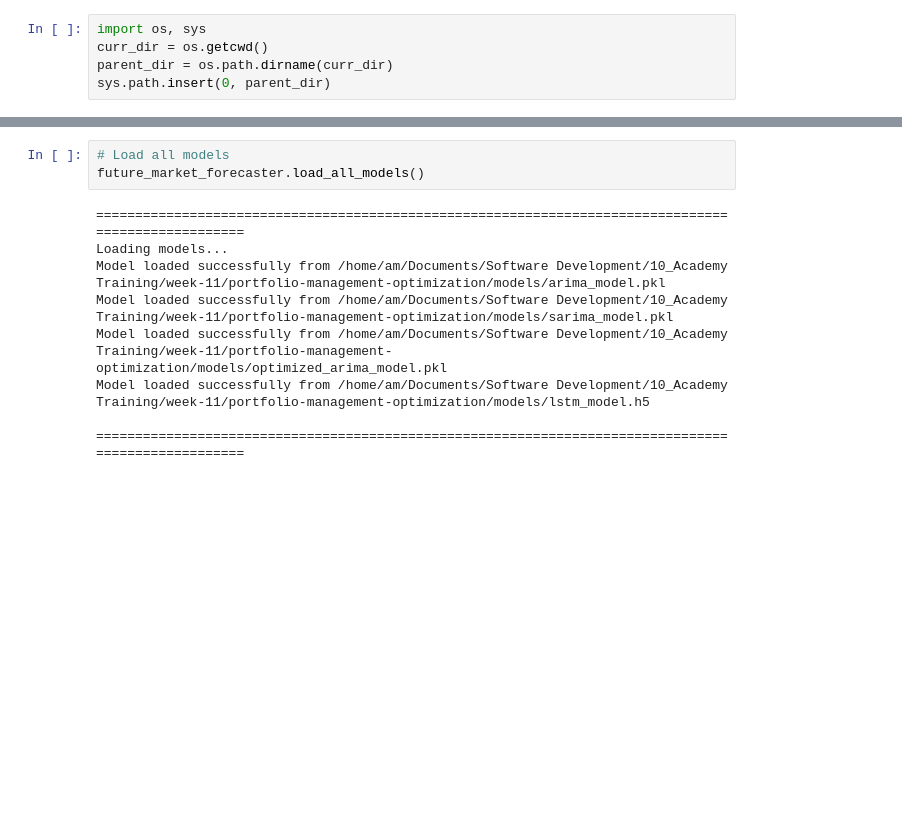
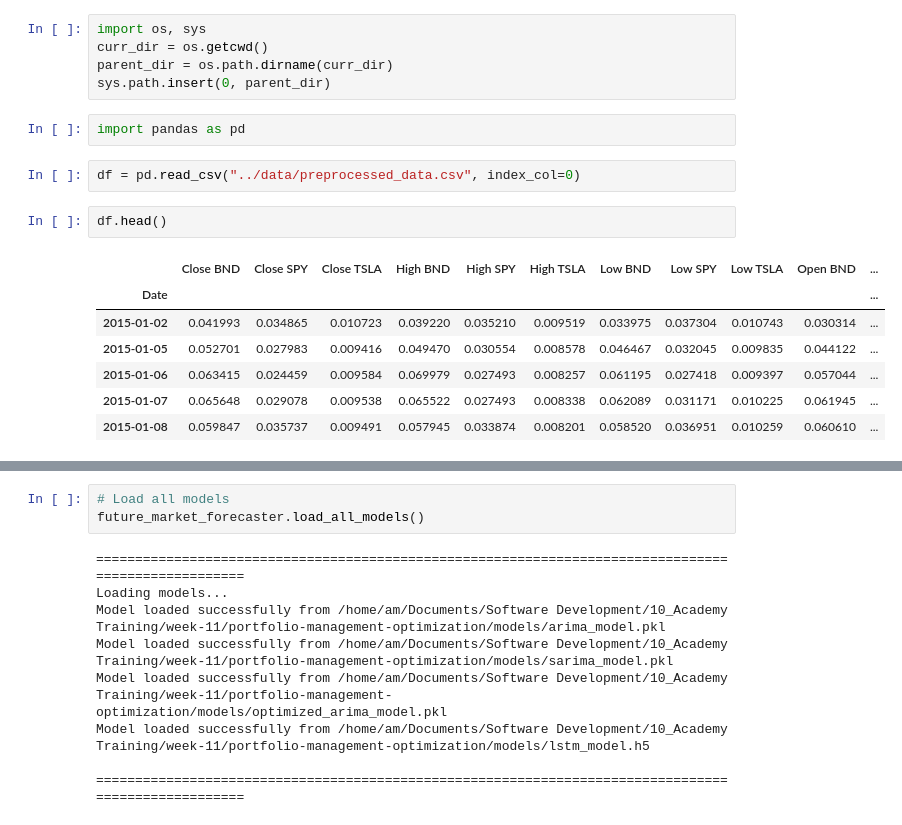
Before and after one commit to amare1990/portfolio-management-optimization, a Jupyter notebook: notebooks/market_trends_forecaster.ipynb, the cells around one changed output, grey strips where cells are left out. Saved outputs shown, nothing was run; the diff lists cells and outputs as text; blank space fills up the shorter version.

```diff
--- a/notebooks/market_trends_forecaster.ipynb
+++ b/notebooks/market_trends_forecaster.ipynb
@@ -3,6 +3,20 @@ import os, sys
 curr_dir = os.getcwd()
 parent_dir = os.path.dirname(curr_dir)
 sys.path.insert(0, parent_dir)
+# %%
+import pandas as pd
+# %%
+df = pd.read_csv("../data/preprocessed_data.csv", index_col=0)
+# %%
+df.head()
+# %% [output]
+|  | Close BND | Close SPY | Close TSLA | High BND | High SPY | High TSLA | Low BND | Low SPY | Low TSLA | Open BND | ... |
+| Date |  |  |  |  |  |  |  |  |  |  | ... |
+| 2015-01-02 | 0.041993 | 0.034865 | 0.010723 | 0.039220 | 0.035210 | 0.009519 | 0.033975 | 0.037304 | 0.010743 | 0.030314 | ... |
+| 2015-01-05 | 0.052701 | 0.027983 | 0.009416 | 0.049470 | 0.030554 | 0.008578 | 0.046467 | 0.032045 | 0.009835 | 0.044122 | ... |
+| 2015-01-06 | 0.063415 | 0.024459 | 0.009584 | 0.069979 | 0.027493 | 0.008257 | 0.061195 | 0.027418 | 0.009397 | 0.057044 | ... |
+| 2015-01-07 | 0.065648 | 0.029078 | 0.009538 | 0.065522 | 0.027493 | 0.008338 | 0.062089 | 0.031171 | 0.010225 | 0.061945 | ... |
+| 2015-01-08 | 0.059847 | 0.035737 | 0.009491 | 0.057945 | 0.033874 | 0.008201 | 0.058520 | 0.036951 | 0.010259 | 0.060610 | ... |
 # %%
 # Assign ticker to TSLA
 ticker = "TSLA"
```
Also changed, not shown: parts of 4 cells of this notebook, 1 other file.
